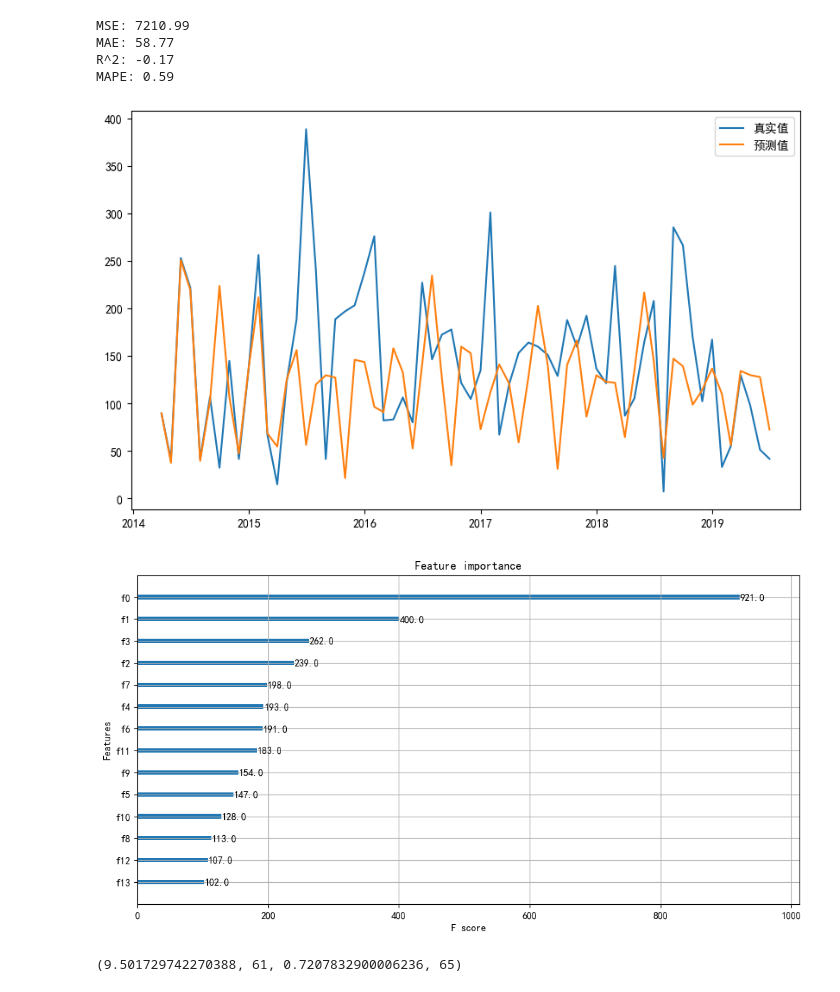
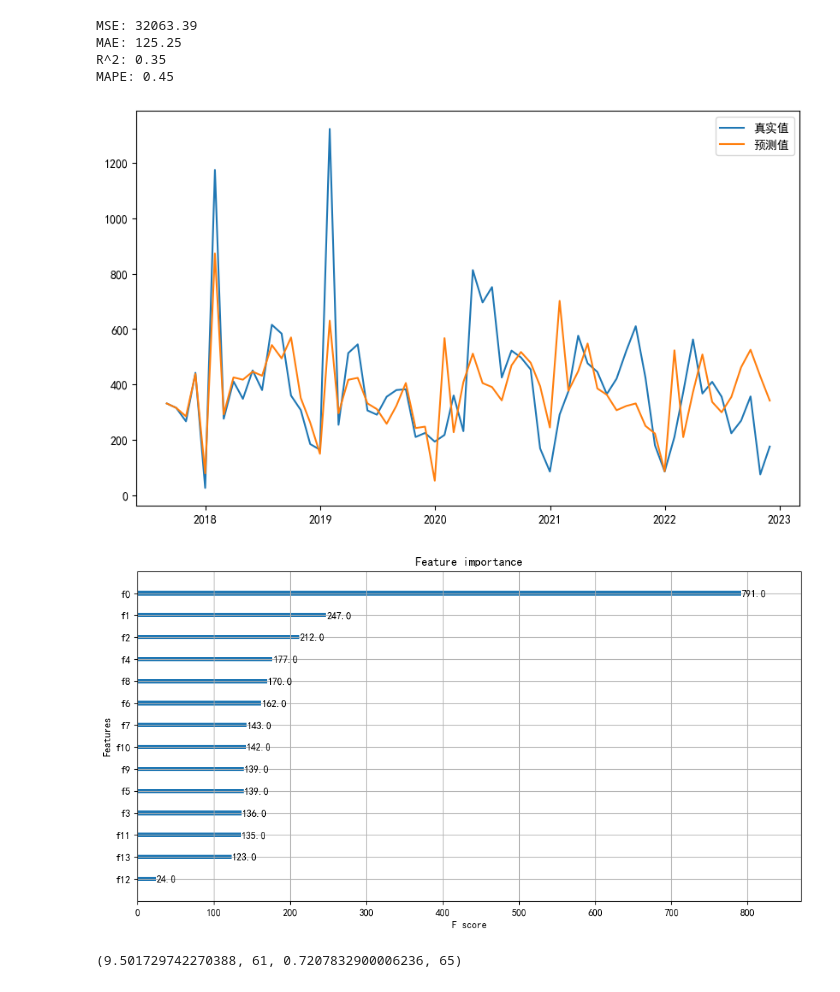
Before and after one commit to hh66911/2024-dingding-A, a Jupyter notebook: xgboost.ipynb, the cells around one changed output. Drawn from its saved outputs; the diff is of its cells as text; code cells hidden in the pictures.

```diff
--- a/xgboost.ipynb
+++ b/xgboost.ipynb
@@ -14,6 +14,6 @@ plt.rcParams['axes.unicode_minus'] = False  # 解决负号显示问题
 
 random.seed(123)
 # %%
-series, scaler = model_predict.read_data_series(scale=False, filter_early=False, file_index=2), None
+series, scaler = model_predict.read_data_series(scale=True, filter_early=False, file_index=3)
 features, targets = model_predict.gen_xgboost_data(series)
 # %% [output]
@@ -37,23 +37,23 @@ Name: 销量（箱）, dtype: float64
 # %%
 # 划分训练集和测试集
 # X_train, X_test, y_train, y_test = train_test_split(features, targets, test_size=12/len(features), shuffle=False)
-X_train, X_test, y_train, y_test = train_test_split(features, targets, test_size=0.1)
+X_train, X_test, y_train, y_test = train_test_split(features, targets, test_size=0.2)
 
 # 创建XGBoost模型
 model = xgb.XGBRegressor(objective='reg:squarederror', n_estimators=150, learning_rate=0.1, gamma=0, subsample=0.8,
                         colsample_bytree=1, max_depth=7)
 
 # 训练模型
 results = model.fit(X_train, y_train)
 
 results, _ = model_predict.predict_to_future_xgboost(model, series, scaler, months=64, last_months=64)
 # %% [output]
-MSE: 7210.99
-MAE: 58.77
-R^2: -0.17
-MAPE: 0.59
+MSE: 32063.39
+MAE: 125.25
+R^2: 0.35
+MAPE: 0.45
-[figure, old version]
+[figure, new version]
-[figure, old version]
+[figure, new version]
 # %%
 (mae_best, mae_best_i, r2_best, r2_best_i)
 # %% [output]
```
Also changed, not shown: parts of 1 cell of this notebook, 5 other files.
